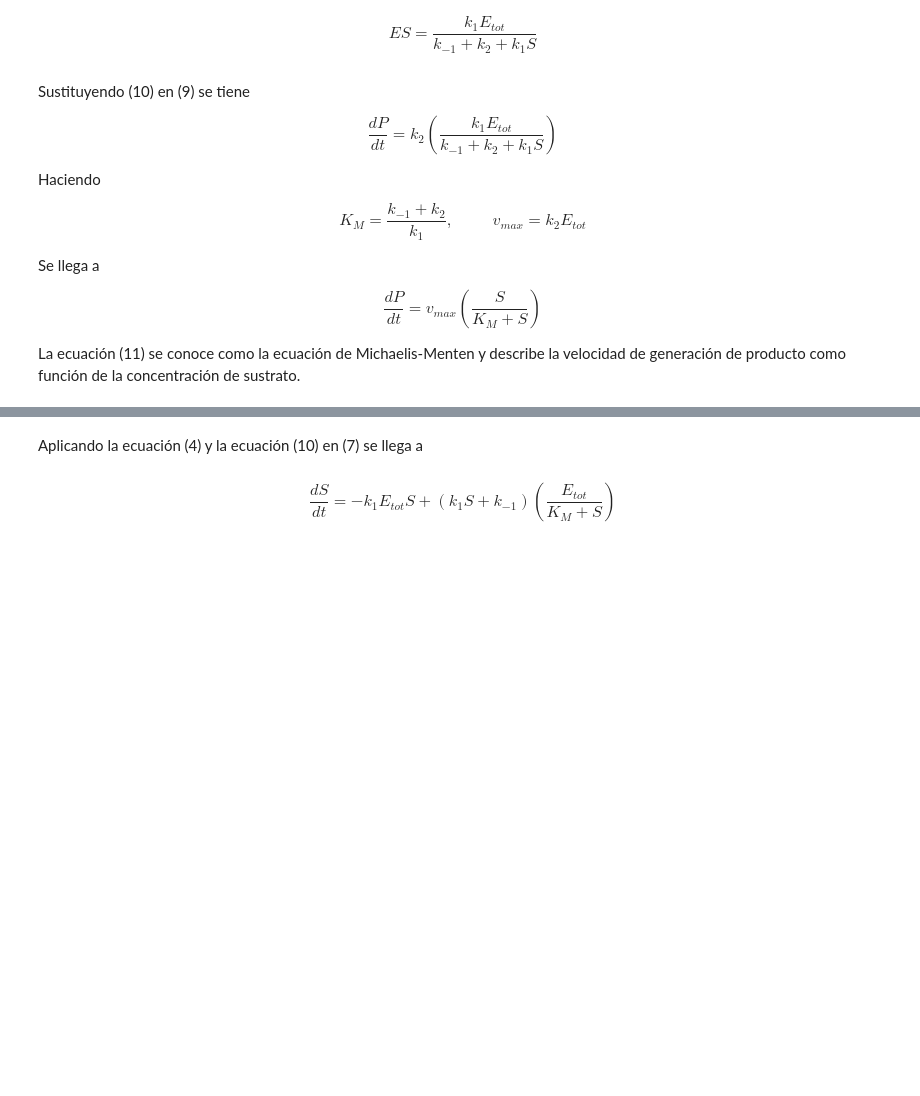
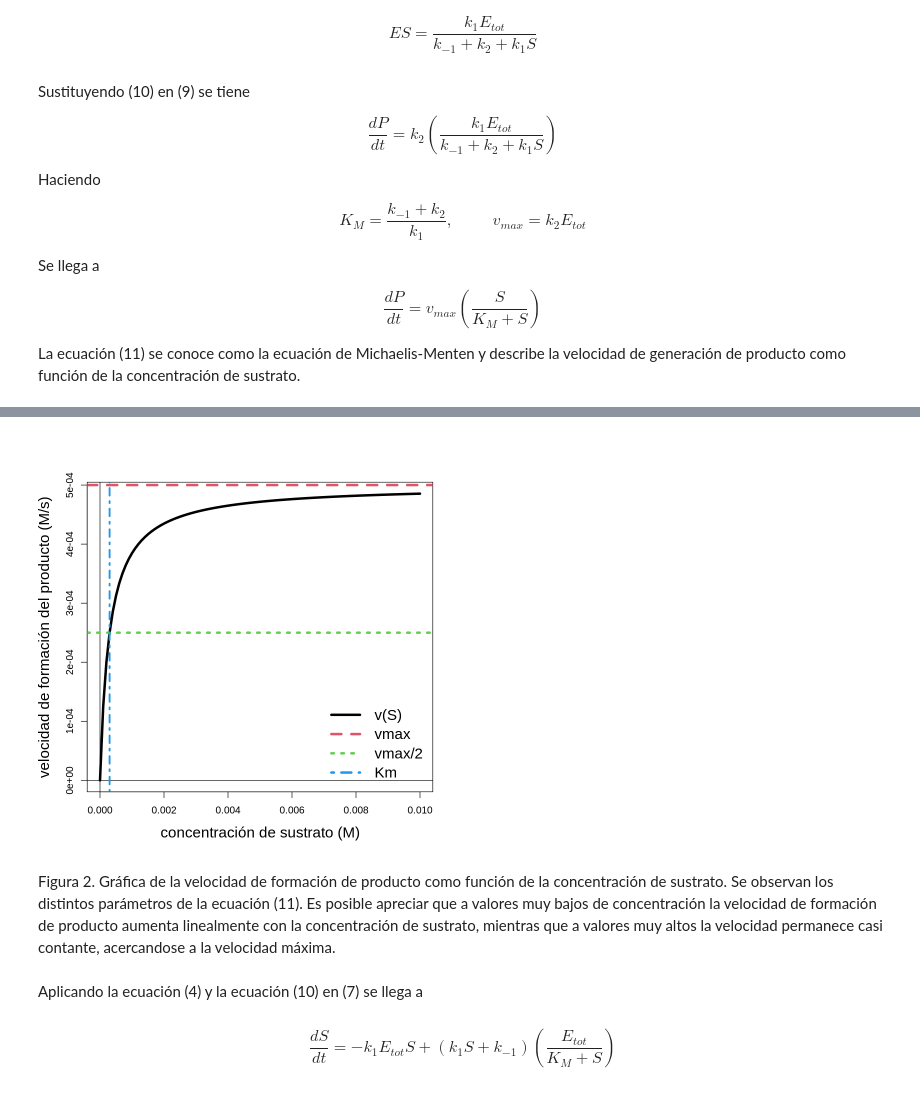
Before and after one commit to sysbio-unam/practicas-computacionales, a Jupyter notebook: michaelis-menten-y-hill.ipynb, the cells around one changed output, grey strips where cells are left out. Drawn from its saved outputs; the diff is of its cells as text; code cells hidden in the pictures; blank space fills up the shorter version.

```diff
--- a/michaelis-menten-y-hill.ipynb
+++ b/michaelis-menten-y-hill.ipynb
@@ -125,3 +137,34 @@ La ecuación (11) se conoce como la ecuación de Michaelis-Menten y describe la
+# %%
+# velocidad de formación de producto
+velocity <- function(S, p) {
+    with(as.list(p), {
+        # velocidad de formación de P
+        v = vmax*S/(Km + s)
+
+        return(v)
+    })
+}
+# %%
+# simular con valores de la pepsina
+k2 <- 0.5 # 1/s
+Etot <- 0.001 # M
+p <- c(Km = 3.0*10^(-4), vmax = k2*Etot)
+# valores de sustrato
+s <- seq(0,0.01,0.0001)
+vel <- velocity(s, p)
+# %%
+# mostra resultados
+plot(s, vel, type = "l", xlab = "concentración de sustrato (M)", ylab = "velocidad de formación del producto (M/s)",
+     cex.lab = 1.5, lwd = 4)
+abline(h = 0, v = 0)
+abline(h = p["vmax"], lwd = 4, lty = 2, col = 2)
+abline(h = p["vmax"]/2, lwd = 4, lty = 3, col = 3)
+abline(v = p["Km"], lwd = 3, lty = 4, col = 4)
+legend("bottomright", legend = c("v(S)", "vmax","vmax/2", "Km"), lty = 1:4, col = 1:4, bty = "n", lwd = 4, cex = 1.5)
+# %% [output]
+[figure, added]
+# %% [markdown]
+Figura 2. Gráfica de la velocidad de formación de producto como función de la concentración de sustrato. Se observan los distintos parámetros de la ecuación (11). Es posible apreciar que a valores muy bajos de concentración la velocidad de formación de producto aumenta linealmente con la concentración de sustrato, mientras que a valores muy altos la velocidad permanece casi contante, acercandose a la velocidad máxima.
 # %% [markdown]
 
 Aplicando la ecuación (4) y la ecuación (10) en (7) se llega a
```
Also changed, not shown: parts of 4 cells of this notebook.
